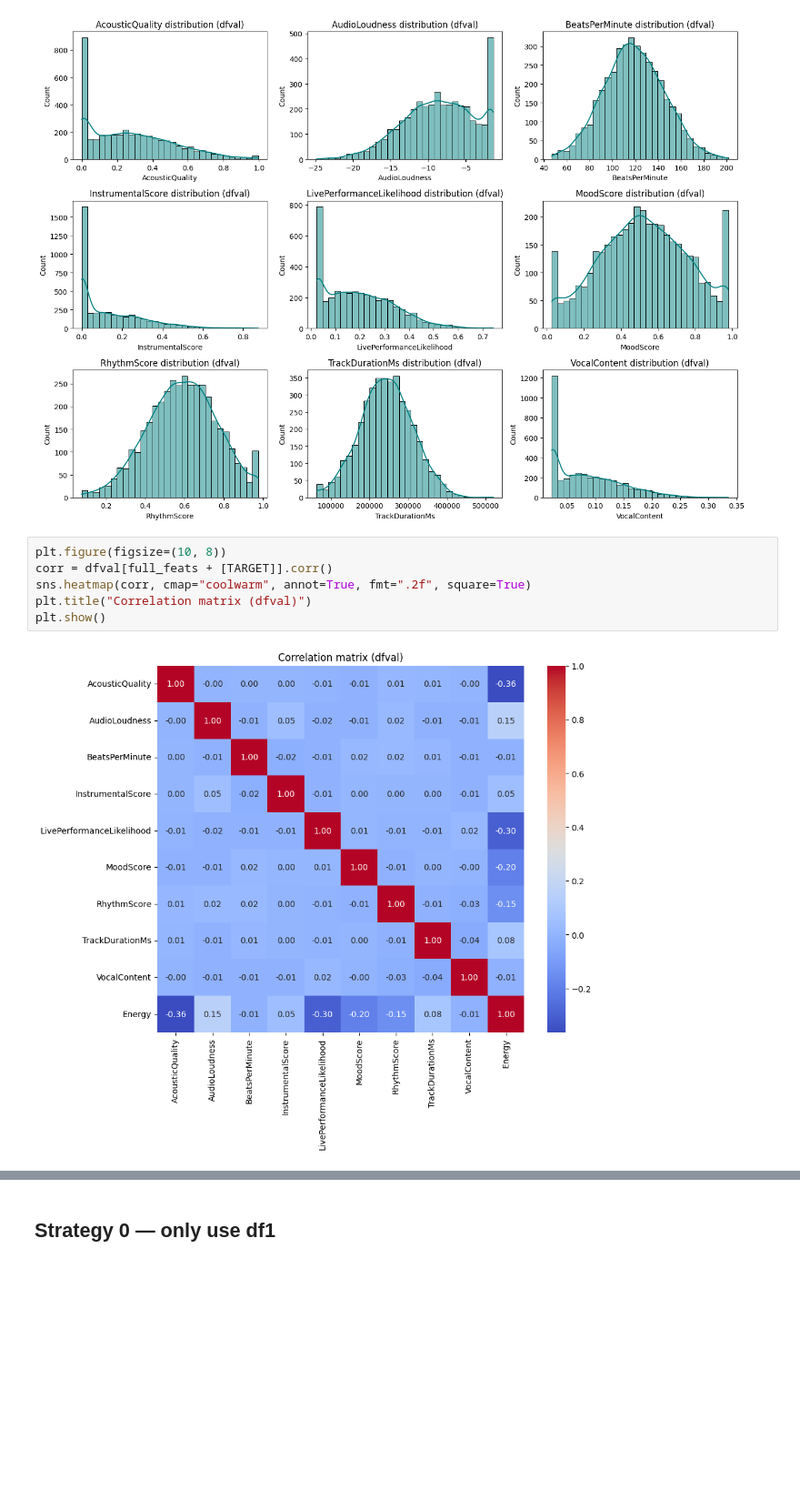
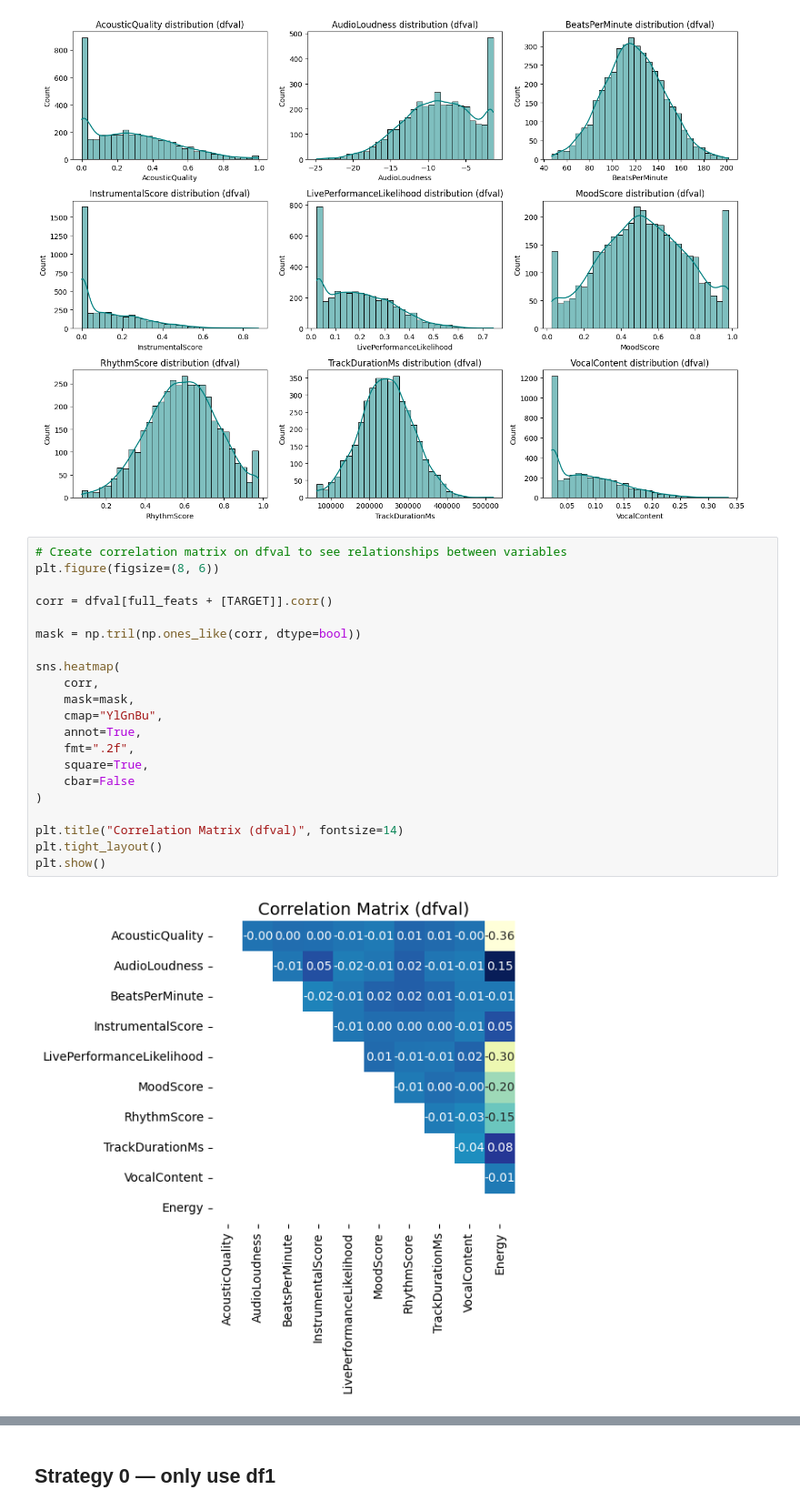
Before and after one commit to HindyUCL/deliverable2-analyticsedge-mit, a Jupyter notebook: run_2.ipynb, the cells around one changed output, grey strips where cells are left out. Shown at 91% size. Cells and saved outputs as stored; diff of their text form; blank space fills up the shorter version.

```diff
--- a/run_2.ipynb
+++ b/run_2.ipynb
@@ -223,11 +227,26 @@ plt.show()
 # %% [output]
 [figure]
 # %%
-plt.figure(figsize=(10, 8))
+# Create correlation matrix on dfval to see relationships between variables
+plt.figure(figsize=(8, 6))
+
 corr = dfval[full_feats + [TARGET]].corr()
-sns.heatmap(corr, cmap="coolwarm", annot=True, fmt=".2f", square=True)
-plt.title("Correlation matrix (dfval)")
+
+mask = np.tril(np.ones_like(corr, dtype=bool))
+
+sns.heatmap(
+    corr,
+    mask=mask,
+    cmap="YlGnBu",
+    annot=True,
+    fmt=".2f",
+    square=True,
+    cbar=False
+)
+
+plt.title("Correlation Matrix (dfval)", fontsize=14)
+plt.tight_layout()
 plt.show()
 # %% [output]
-[figure, old version]
+[figure, new version]
 # %%
```
Also changed, not shown: parts of 8 cells of this notebook.
